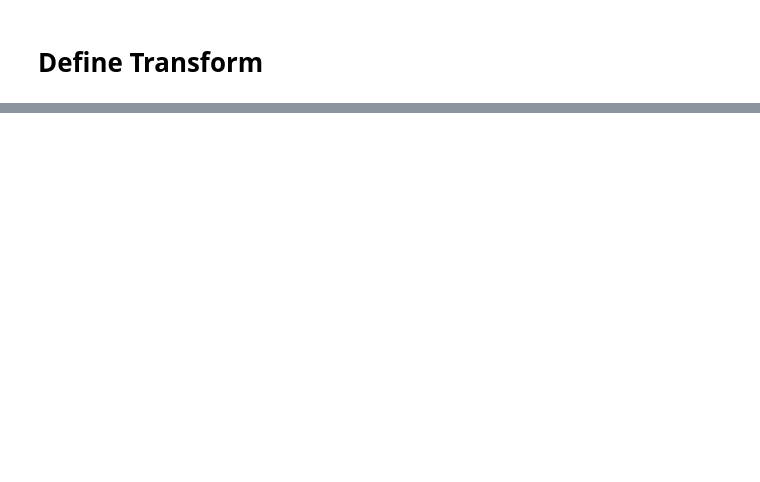
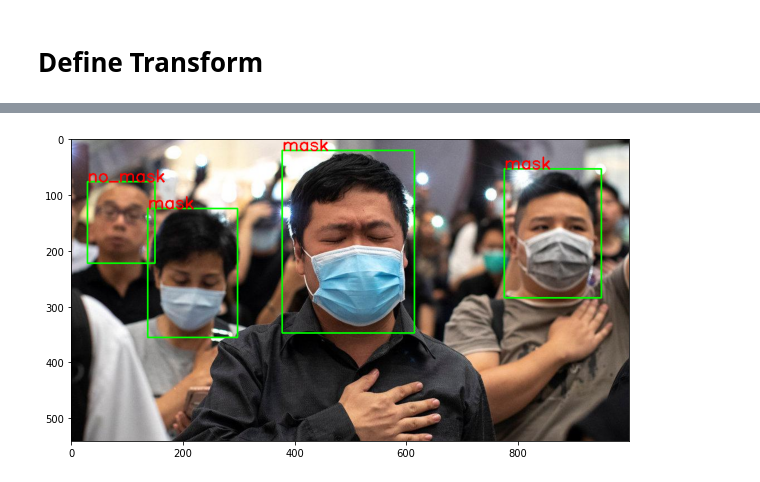
Before and after one commit to skj092/mask-detector, a Jupyter notebook: Mask_Detection_Model.ipynb, the cells around one changed output, grey strips where cells are left out. Saved outputs shown, nothing was run; the diff lists cells and outputs as text; code cells hidden in the pictures; blank space fills up the shorter version.

```diff
--- a/Mask_Detection_Model.ipynb
+++ b/Mask_Detection_Model.ipynb
@@ -157,0 +224,5 @@ class MaskDetectionDataset(Dataset):
+# %%
+img, target = train_dataset[20]
+show_img_bbox(img, target)
+# %% [output]
+[figure, added]
```
Also changed, not shown: parts of 32 cells of this notebook.
